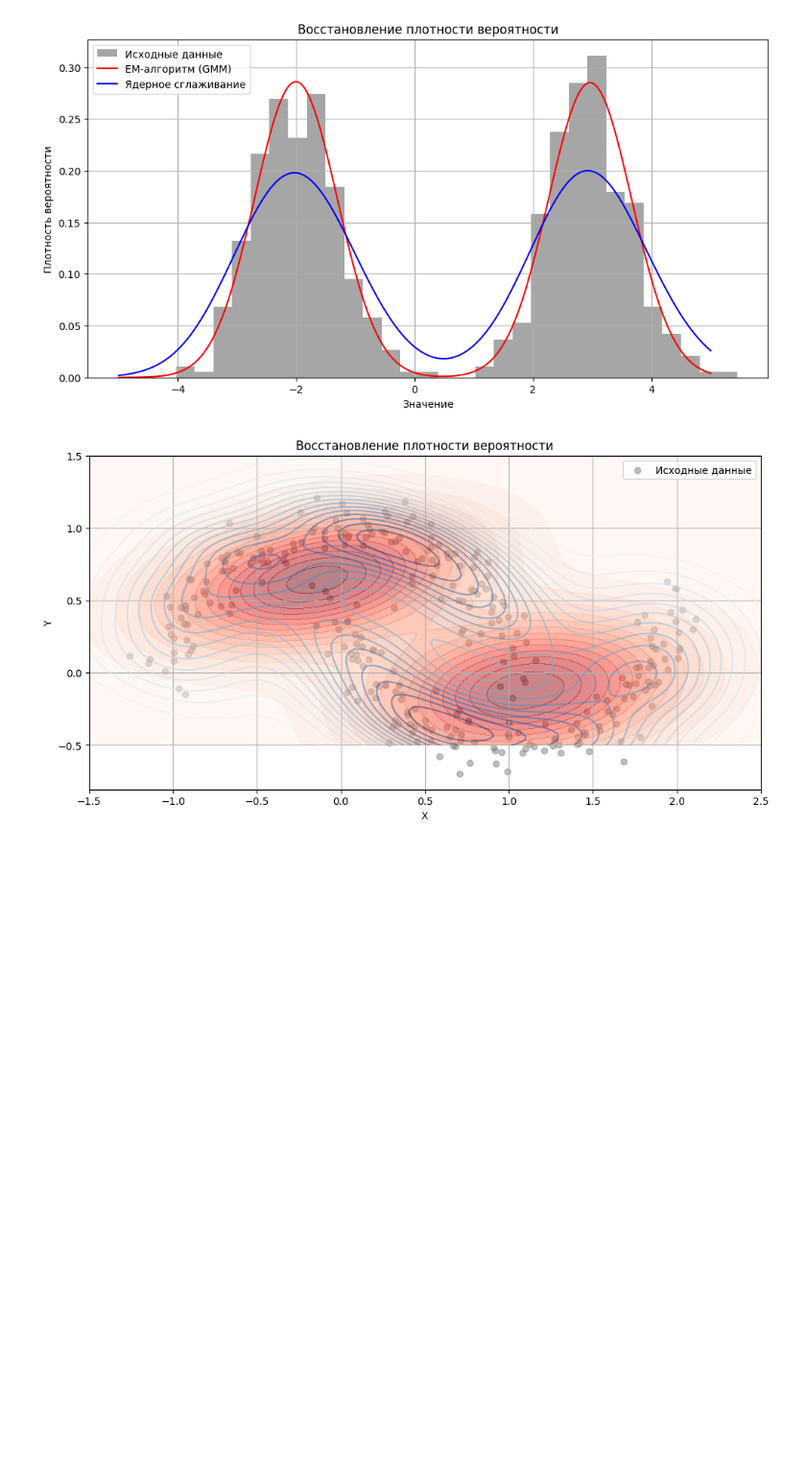
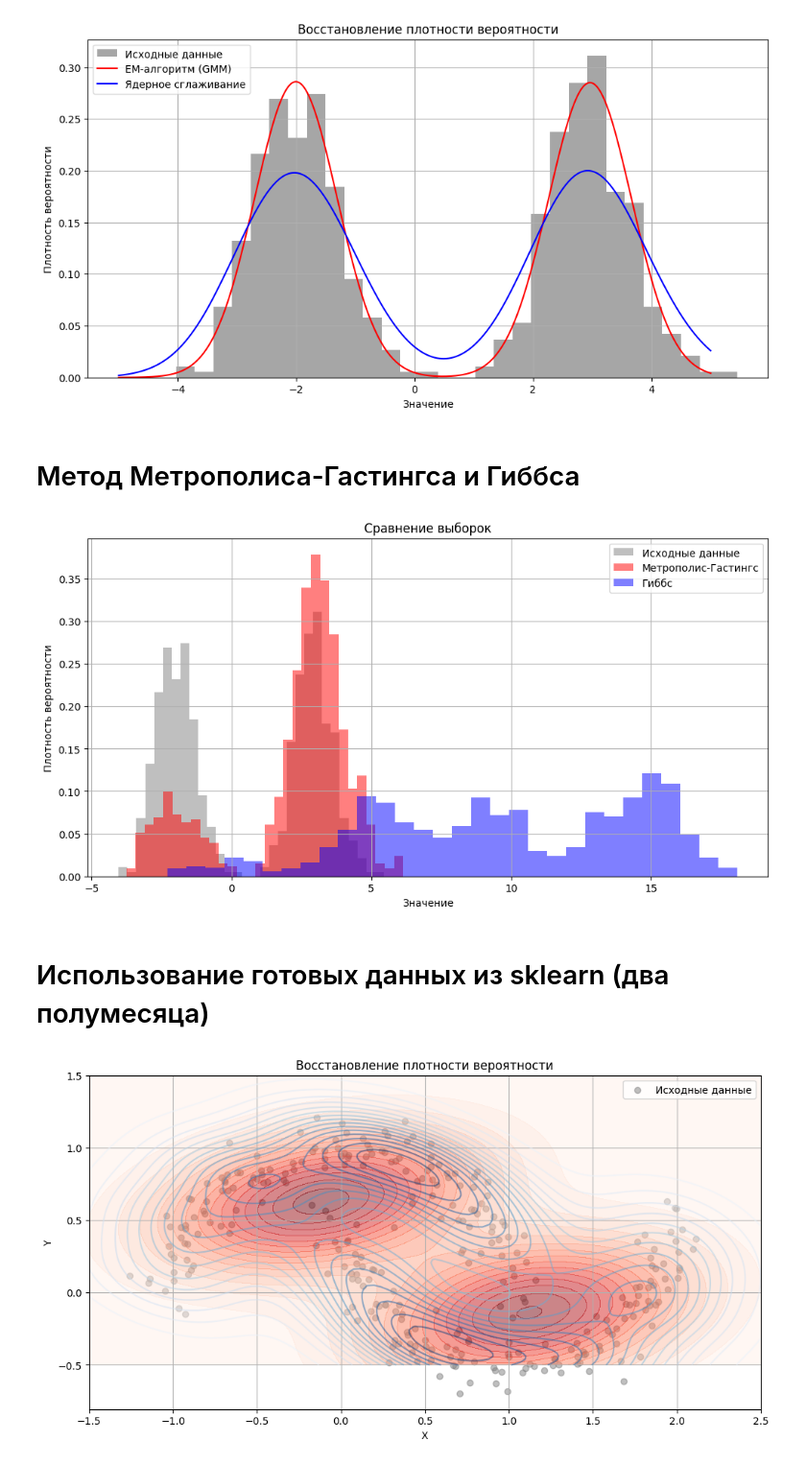
Before and after one commit to sashabobr007/ML_labs, a Jupyter notebook: 4 .ipynb, the cells around one changed output. Shown at 96% size. Cells and saved outputs as stored; diff of their text form; code cells hidden in the pictures; blank space fills up the shorter version.

```diff
--- a/4 .ipynb
+++ b/4 .ipynb
@@ -60,6 +53,56 @@ plt.grid()
 plt.show()
 # %% [output]
 [figure]
+# %% [markdown]
+# Метод Метрополиса-Гастингса и Гиббса
+# %%
+
+x = np.linspace(-5, 5, 1000)
+
+kde = gaussian_kde(data)
+pdf_kde = kde(x)
+
+def metropolis_hastings(pdf, initial, iterations):
+    samples = [initial]
+    for _ in range(iterations):
+        current = samples[-1]
+        proposal = np.random.normal(current, 0.5)
+        acceptance_ratio = pdf(proposal) / pdf(current)
+        if acceptance_ratio > np.random.rand():
+            samples.append(proposal)
+        else:
+            samples.append(current)
+    return np.array(samples)
+
+def gibbs_sampling(pdf, initial, iterations):
+    samples = [initial]
+    for _ in range(iterations):
+        current = samples[-1]
+        proposal = np.random.normal(current, 0.5)
+        samples.append(proposal)
+    return np.array(samples)
+
+pdf_function = kde.evaluate
+
+initial_point = 0
+mh_samples = metropolis_hastings(pdf_function, initial_point, 1000)
+gibbs_samples = gibbs_sampling(pdf_function, initial_point, 1000)
+
+plt.figure(figsize=(12, 6))
+plt.hist(data, bins=30, density=True, alpha=0.5, color='gray', label='Исходные данные')
+plt.hist(mh_samples, bins=30, density=True, alpha=0.5, color='red', label='Метрополис-Гастингс')
+plt.hist(gibbs_samples, bins=30, density=True, alpha=0.5, color='blue', label='Гиббс')
+
+plt.title('Сравнение выборок')
+plt.xlabel('Значение')
+plt.ylabel('Плотность вероятности')
+plt.legend()
+plt.grid()
+plt.show()
+# %% [output]
+[figure, added]
+# %% [markdown]
+# Использование готовых данных из sklearn (два полумесяца)
 # %%
 data, _ = make_moons(n_samples=300, noise=0.1, random_state=30)
 # %%
```
Also changed, not shown: parts of 14 cells of this notebook, 4 other files.
